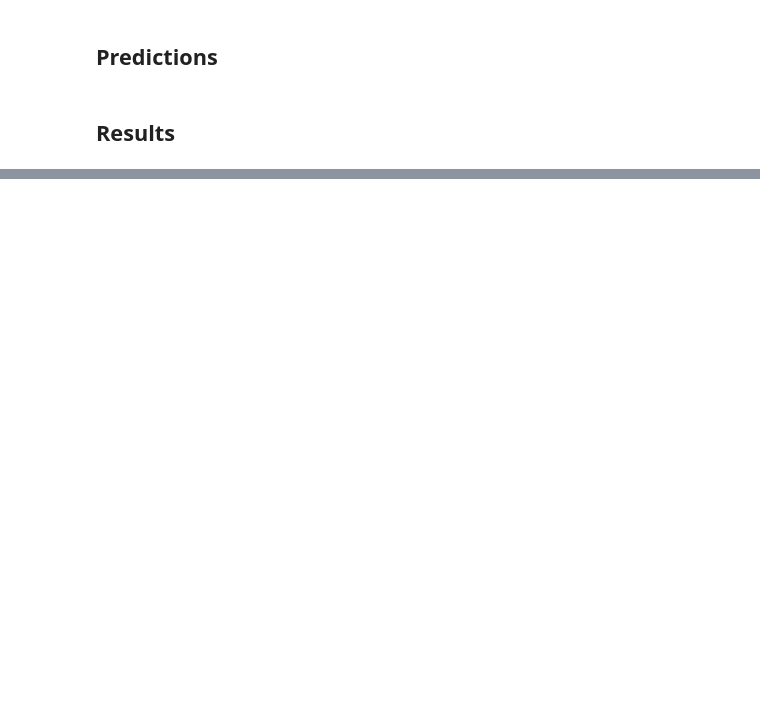
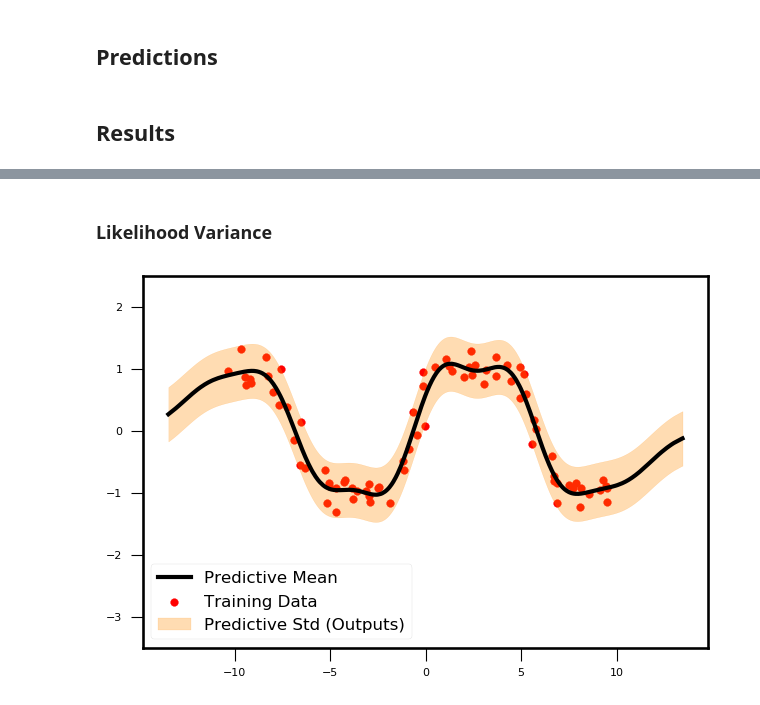
Before and after one commit to jejjohnson/uncertain_gps, a Jupyter notebook: docs/notebooks/1.1_gp_refactored.ipynb, the cells around one changed output, grey strips where cells are left out. Saved outputs shown, nothing was run; the diff lists cells and outputs as text; code cells hidden in the pictures; blank space fills up the shorter version.

```diff
--- a/docs/notebooks/1.1_gp_refactored.ipynb
+++ b/docs/notebooks/1.1_gp_refactored.ipynb
@@ -167,7 +172,10 @@ with tqdm.trange(n_epochs) as bar:
 # %%
 # Posterior Predictions
 mu_y = predictive_mean(params, gp_priors, X, y, Xtest)
+var_f = predictive_variance(params, gp_priors, X, y, Xtest, False, False)
 var_y = predictive_variance(params, gp_priors, X, y, Xtest, True, False)
+var_likelihood = var_y - var_f
+
 
 # Uncertainty
 uncertainty = 1.96 * jnp.sqrt(var_y.squeeze())
@@ -235,0 +217,33 @@ KeyError: 'gamma'
+# %% [markdown]
+### Likelihood Variance
+# %%
+# Uncertainty
+uncertainty = 1.96 * jnp.sqrt(var_likelihood.squeeze())
+
+fig, ax = plt.subplots()
+
+ax.scatter(X, y, c="red", label="Training Data")
+ax.plot(
+    Xtest.squeeze(),
+    mu_y.squeeze(),
+    label=r"Predictive Mean",
+    color="black",
+    linewidth=3,
+)
+ax.fill_between(
+    Xtest.squeeze(),
+    mu_y.squeeze() + uncertainty,
+    mu_y.squeeze() - uncertainty,
+    alpha=0.3,
+    color="darkorange",
+    label=f"Predictive Std (Outputs)",
+)
+ax.set_ylim([-3.5, 2.5])
+ax.legend(fontsize=12)
+
+plt.tight_layout()
+fig.savefig(FIG_PATH.joinpath("1d_gp_nout.png"))
+# fig.savefig("figures/jaxgp/examples/taylor/1d_gp.png")
+plt.show()
+# %% [output]
+[figure, added]
```
Also changed, not shown: parts of 11 cells of this notebook, 11 other files.
